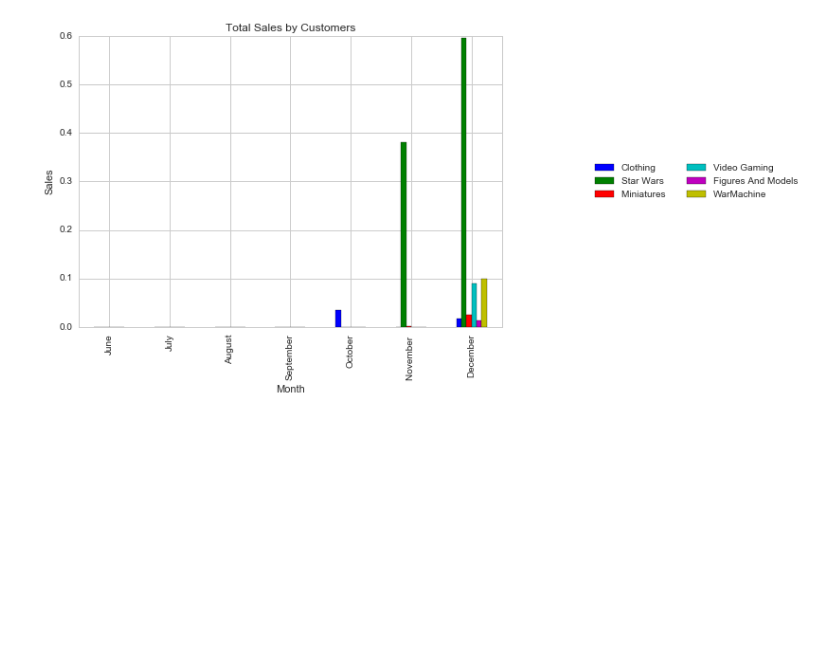
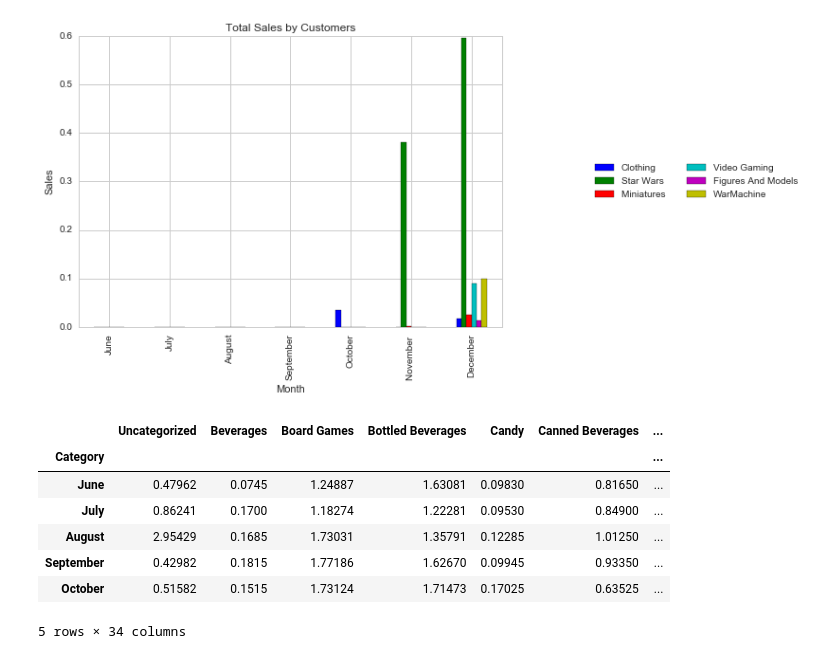
Before and after one commit to BrianDassow/TheDistrictCompany, a Jupyter notebook: Python Notebook for The District Company/Month Plots.ipynb, the cells around one changed output. Cells and saved outputs as stored; diff of their text form; code cells hidden in the pictures; blank space fills up the shorter version.

```diff
--- a/Python Notebook for The District Company/Month Plots.ipynb
+++ b/Python Notebook for The District Company/Month Plots.ipynb
@@ -214,3 +214,16 @@ df5.head()
 | September | 0 | 0 | 0 | 0 | 0 | 0 |
 | October | 0.036 | 0 | 0 | 0 | 0 | 0 |
 [figure]
+# %%
+filename = "monthsTransposed.csv"
+df = pd.read_csv('monthsTransposed.csv', index_col = 0)
+df.head()
+# %% [output]
+|  | Uncategorized | Beverages | Board Games | Bottled Beverages | Candy | Canned Beverages | ... |
+| Category |  |  |  |  |  |  | ... |
+| June | 0.47962 | 0.0745 | 1.24887 | 1.63081 | 0.09830 | 0.81650 | ... |
+| July | 0.86241 | 0.1700 | 1.18274 | 1.22281 | 0.09530 | 0.84900 | ... |
+| August | 2.95429 | 0.1685 | 1.73031 | 1.35791 | 0.12285 | 1.01250 | ... |
+| September | 0.42982 | 0.1815 | 1.77186 | 1.62670 | 0.09945 | 0.93350 | ... |
+| October | 0.51582 | 0.1515 | 1.73124 | 1.71473 | 0.17025 | 0.63525 | ... |
+5 rows × 34 columns
```
Also changed, not shown: parts of 1 cell of this notebook, 8 other files.
